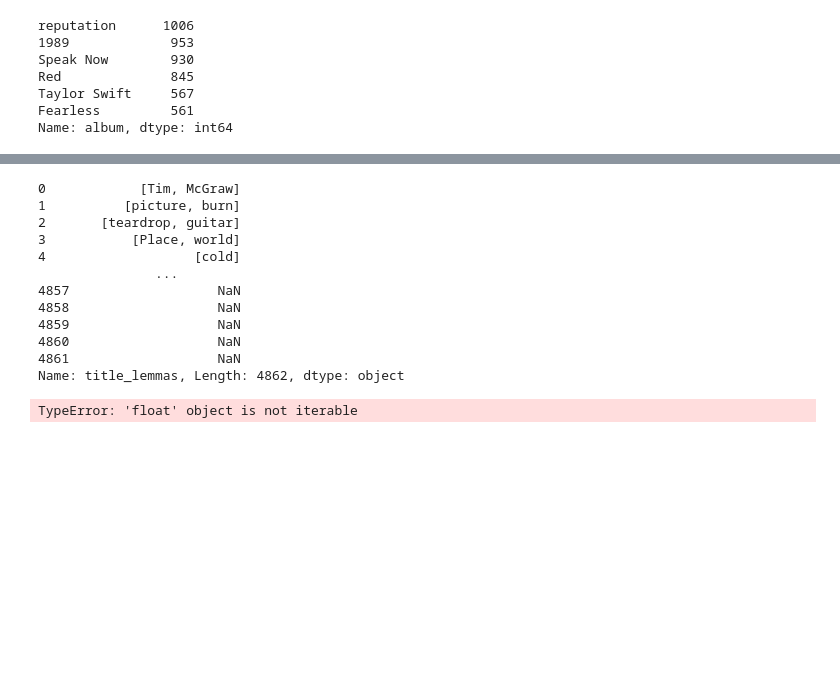
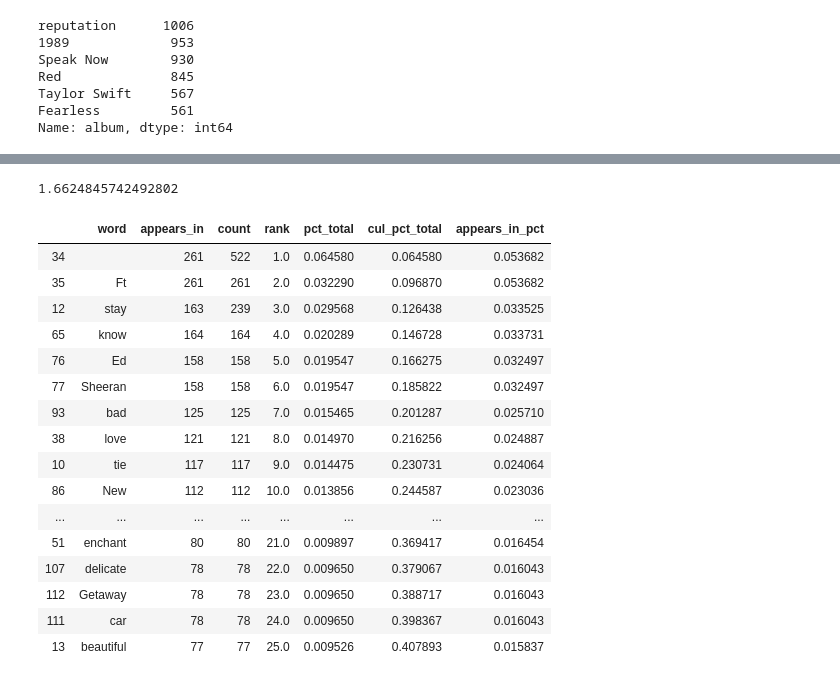
Before and after one commit to AnikaZN/T-Swift, a Jupyter notebook: EDA.ipynb, the cells around one changed output, grey strips where cells are left out. Drawn from its saved outputs; the diff is of its cells as text; code cells hidden in the pictures; blank space fills up the shorter version.

```diff
--- a/EDA.ipynb
+++ b/EDA.ipynb
@@ -82,21 +99,24 @@ def get_lemmas(text):
     return lemmas
 
 df['title_lemmas'] = titles['title'].apply(get_lemmas)
-# %%
-df['title_lemmas']
-# %% [output]
-0            [Tim, McGraw]
-1          [picture, burn]
-2       [teardrop, guitar]
-3           [Place, world]
-4                   [cold]
-               ...
-4857                   NaN
-4858                   NaN
-4859                   NaN
-4860                   NaN
-4861                   NaN
-Name: title_lemmas, Length: 4862, dtype: object
+# %%
+# Store NaN-free version in x
+
+x = df['title_lemmas'].dropna()
+# %%
+# Check the average song title length
+
+lengths = []
+
+for item in x:
+    number = len(item)
+    lengths.append(number)
+
+total = sum(lengths)
+mean = total / len(x)
+mean
+# %% [output]
+1.6624845742492802
 # %%
 def count(docs):
 
@@ -129,9 +149,26 @@ def count(docs):
 
         return wc.sort_values(by='rank')
 # %%
-wc = count(df['title_lemmas'])
-wc_top20 = wc[wc['rank'] <= 20]
+wc = count(x)
+wc_75 = wc[wc['appears_in'] > 75]
+wc_top20 = wc[wc['rank'] <= 21]
 
-wc_top20
+wc_75
 # %% [output]
-TypeError: 'float' object is not iterable
+|  | word | appears_in | count | rank | pct_total | cul_pct_total | appears_in_pct |
+| 34 |  | 261 | 522 | 1.0 | 0.064580 | 0.064580 | 0.053682 |
+| 35 | Ft | 261 | 261 | 2.0 | 0.032290 | 0.096870 | 0.053682 |
+| 12 | stay | 163 | 239 | 3.0 | 0.029568 | 0.126438 | 0.033525 |
+| 65 | know | 164 | 164 | 4.0 | 0.020289 | 0.146728 | 0.033731 |
+| 76 | Ed | 158 | 158 | 5.0 | 0.019547 | 0.166275 | 0.032497 |
+| 77 | Sheeran | 158 | 158 | 6.0 | 0.019547 | 0.185822 | 0.032497 |
+| 93 | bad | 125 | 125 | 7.0 | 0.015465 | 0.201287 | 0.025710 |
+| 38 | love | 121 | 121 | 8.0 | 0.014970 | 0.216256 | 0.024887 |
+| 10 | tie | 117 | 117 | 9.0 | 0.014475 | 0.230731 | 0.024064 |
+| 86 | New | 112 | 112 | 10.0 | 0.013856 | 0.244587 | 0.023036 |
+| ... | ... | ... | ... | ... | ... | ... | ... |
+| 51 | enchant | 80 | 80 | 21.0 | 0.009897 | 0.369417 | 0.016454 |
+| 107 | delicate | 78 | 78 | 22.0 | 0.009650 | 0.379067 | 0.016043 |
+| 112 | Getaway | 78 | 78 | 23.0 | 0.009650 | 0.388717 | 0.016043 |
+| 111 | car | 78 | 78 | 24.0 | 0.009650 | 0.398367 | 0.016043 |
+| 13 | beautiful | 77 | 77 | 25.0 | 0.009526 | 0.407893 | 0.015837 |
```
Also changed, not shown: parts of 12 cells of this notebook.
